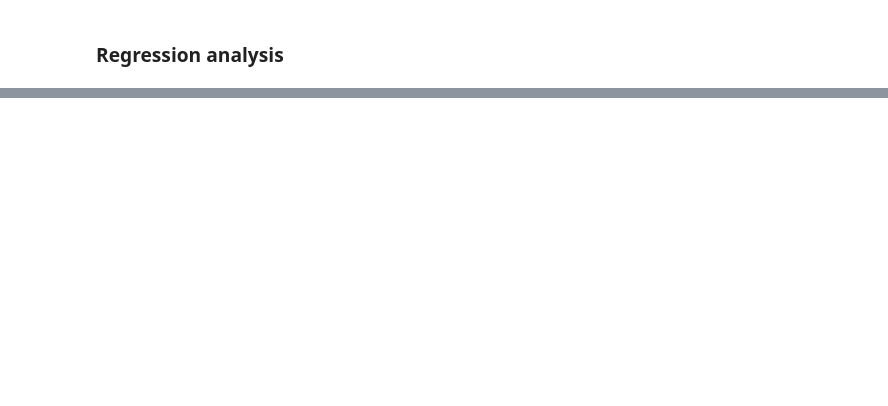
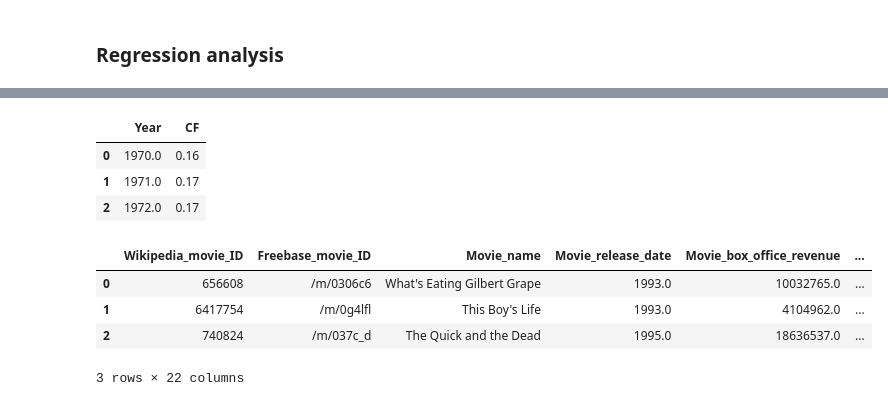
Before and after one commit to louisleger/ada-final-project, a Jupyter notebook: Project.ipynb, the cells around one changed output, grey strips where cells are left out. Cells and saved outputs as stored; diff of their text form; code cells hidden in the pictures; blank space fills up the shorter version.

```diff
--- a/Project.ipynb
+++ b/Project.ipynb
@@ -263,0 +267,7 @@ nc.head()
+# %%
+cf.head(3)
+# %% [output]
+|  | Year | CF |
+| 0 | 1970.0 | 0.16 |
+| 1 | 1971.0 | 0.17 |
+| 2 | 1972.0 | 0.17 |
@@ -263,0 +288,8 @@ nc.head()
+# %%
+nc.head(3)
+# %% [output]
+|  | Wikipedia_movie_ID | Freebase_movie_ID | Movie_name | Movie_release_date | Movie_box_office_revenue | ... |
+| 0 | 656608 | /m/0306c6 | What's Eating Gilbert Grape | 1993.0 | 10032765.0 | ... |
+| 1 | 6417754 | /m/0g4lfl | This Boy's Life | 1993.0 | 4104962.0 | ... |
+| 2 | 740824 | /m/037c_d | The Quick and the Dead | 1995.0 | 18636537.0 | ... |
+3 rows × 22 columns
```
Also changed, not shown: parts of 26 cells of this notebook, 1 other file.
